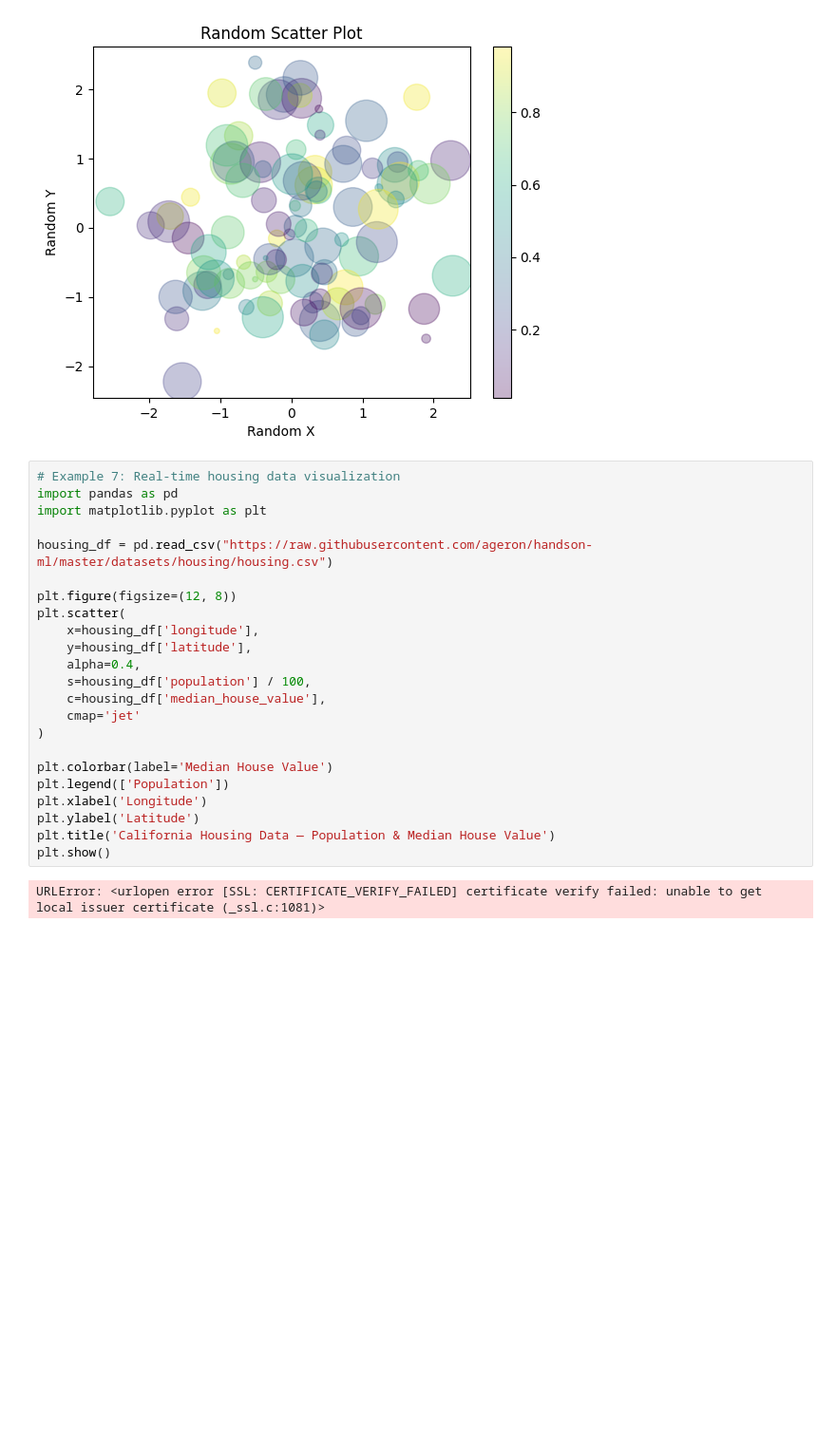
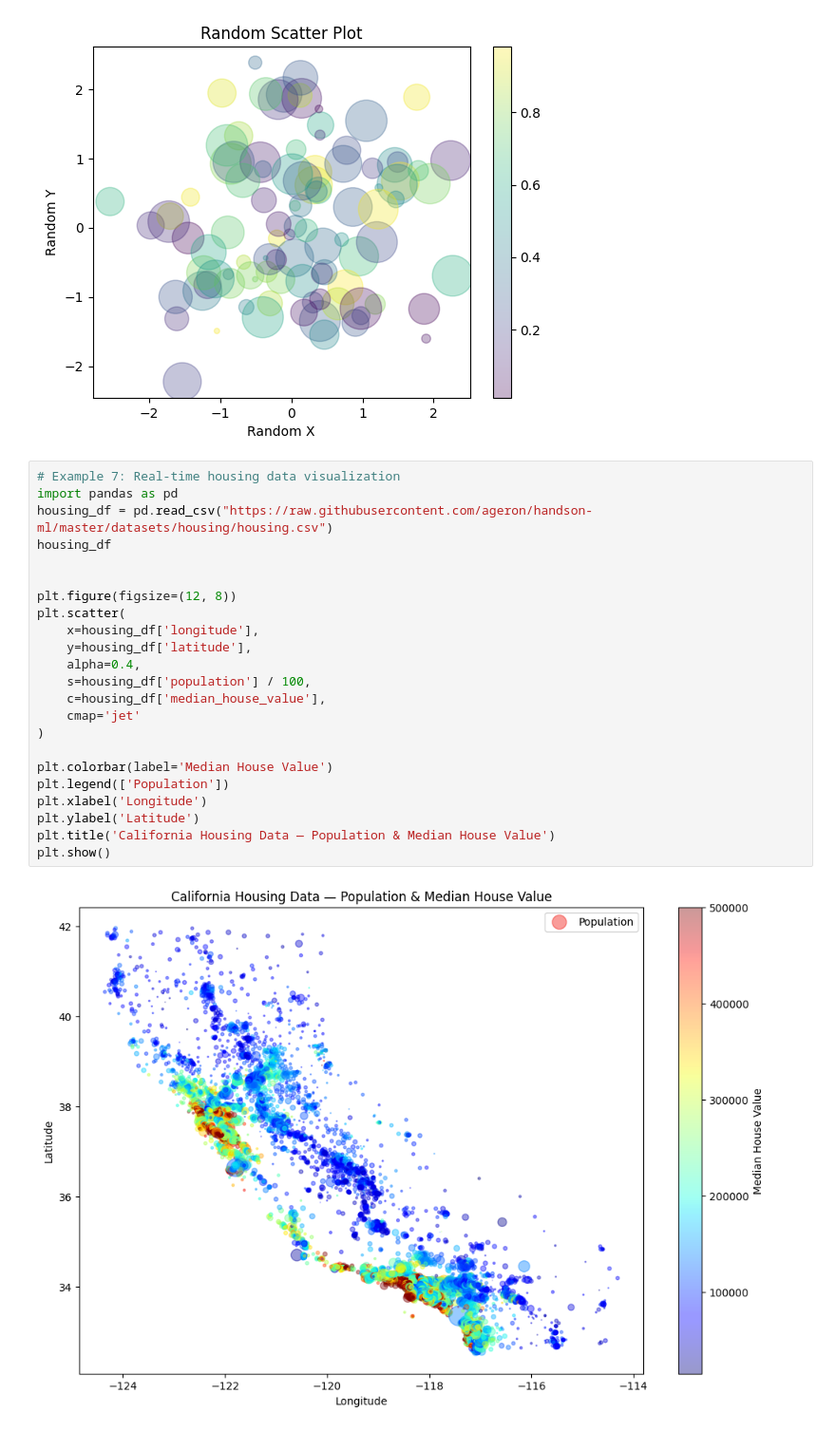
Before and after one commit to shaileeburgos-cpu/Scatter-Plots-Lab, a Jupyter notebook: new charts/danielle_burgosscatterplots.ipynb, the cells around one changed output. Shown at 95% size. Cells and saved outputs as stored; diff of their text form; blank space fills up the shorter version.

```diff
--- a/new charts/danielle_burgosscatterplots.ipynb
+++ b/new charts/danielle_burgosscatterplots.ipynb
@@ -92,25 +92,25 @@ plt.show()
 # %%
 # Example 7: Real-time housing data visualization
 import pandas as pd
-import matplotlib.pyplot as plt
+housing_df = pd.read_csv("https://raw.githubusercontent.com/ageron/handson-ml/master/datasets/housing/housing.csv")
+housing_df
 
-housing_df = pd.read_csv("https://raw.githubusercontent.com/ageron/handson-ml/master/datasets/housing/housing.csv")
 
 plt.figure(figsize=(12, 8))
 plt.scatter(
     x=housing_df['longitude'],
     y=housing_df['latitude'],
     alpha=0.4,
     s=housing_df['population'] / 100,
     c=housing_df['median_house_value'],
     cmap='jet'
 )
 
 plt.colorbar(label='Median House Value')
 plt.legend(['Population'])
 plt.xlabel('Longitude')
 plt.ylabel('Latitude')
 plt.title('California Housing Data — Population & Median House Value')
 plt.show()
 # %% [output]
-URLError: <urlopen error [SSL: CERTIFICATE_VERIFY_FAILED] certificate verify failed: unable to get local issuer certificate (_ssl.c:1081)>
+[figure, added]
```
Also changed, not shown: parts of 2 cells of this notebook.
